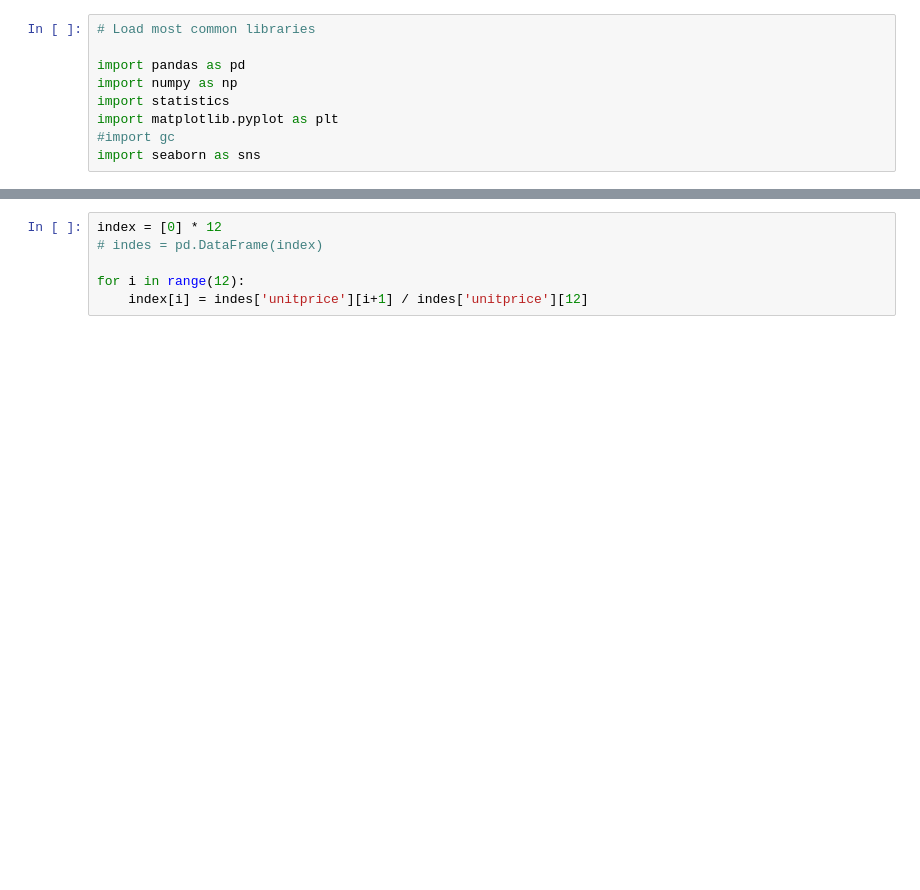
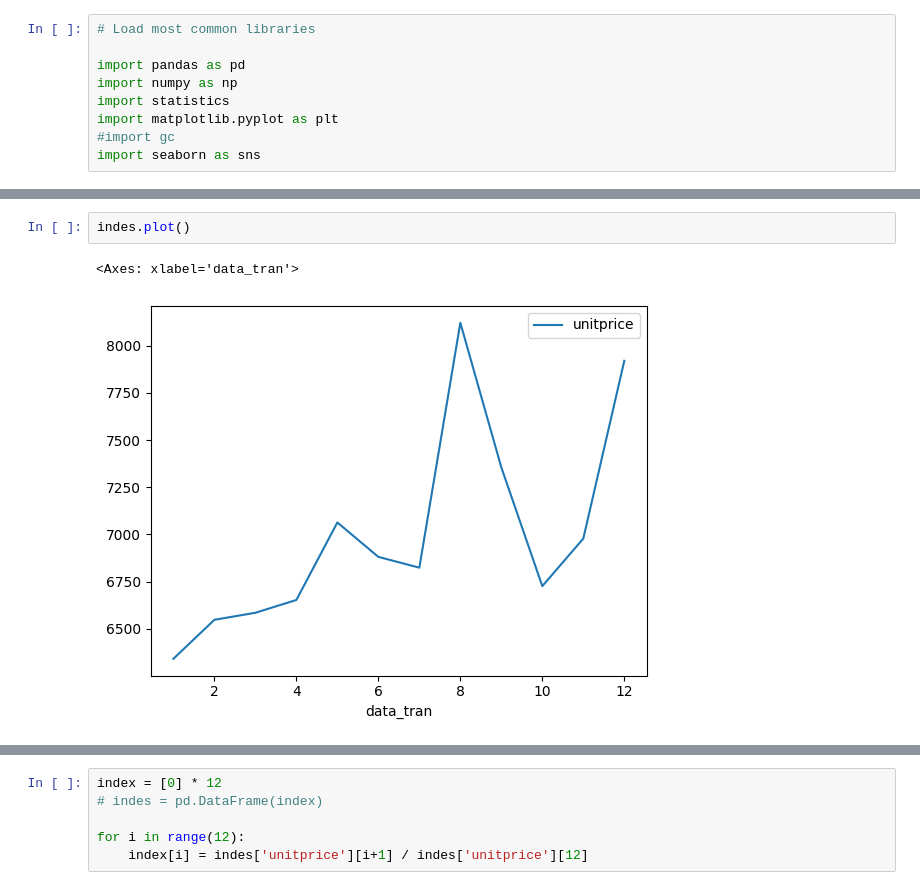
Before and after one commit to jkb-mchlk/jkb-mchlk, a Jupyter notebook: szkolenie_projekt.ipynb, the cells around one changed output, grey strips where cells are left out. Cells and saved outputs as stored; diff of their text form; blank space fills up the shorter version.

```diff
--- a/szkolenie_projekt.ipynb
+++ b/szkolenie_projekt.ipynb
@@ -72,0 +208,5 @@ print(data2)
+# %%
+indes.plot()
+# %% [output]
+<Axes: xlabel='data_tran'>
+[figure, added]
```
Also changed, not shown: parts of 41 cells of this notebook, 3 other files.
